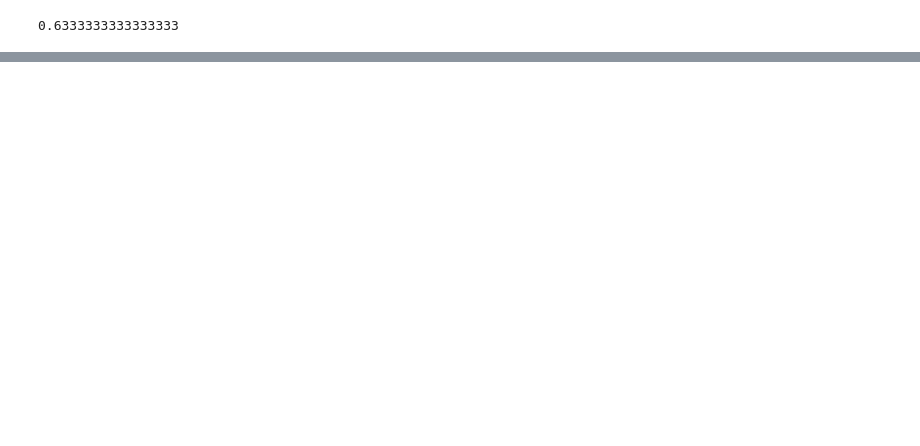
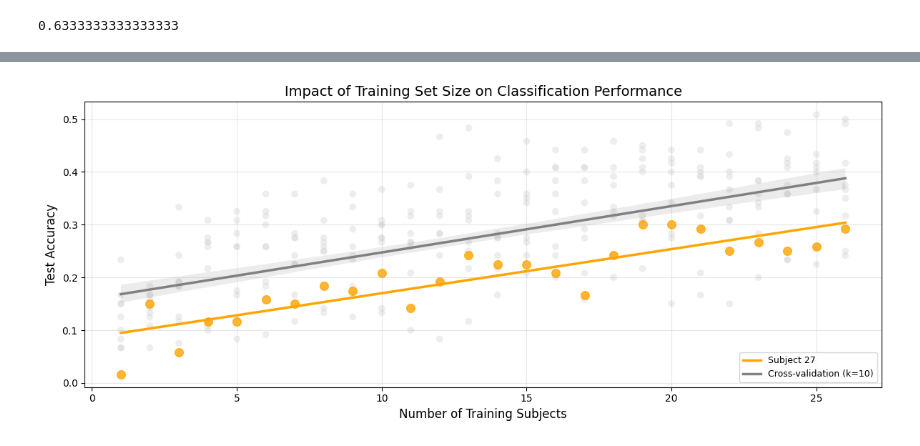
Before and after one commit to philipp-fvef/nx-421-group-w-project-2, a Jupyter notebook: philipp_2_251202.ipynb, the cells around one changed output, grey strips where cells are left out. Saved outputs shown, nothing was run; the diff lists cells and outputs as text; code cells hidden in the pictures; blank space fills up the shorter version.

```diff
--- a/philipp_2_251202.ipynb
+++ b/philipp_2_251202.ipynb
@@ -465,0 +579,89 @@ Training subjects: 10, Test accuracy (subject 27): 0.2083
+# %%
+# Load results_df from csv
+from matplotlib.lines import Line2D
+
+
+results_df = pd.read_csv("results/training_size_vs_accuracy.csv")
+
+subject_of_interest = 27
+
+plt.figure(figsize=(12, 5))
+
+# --- 1. Plot all OTHER subjects in grey (no regression lines) ---
+other_df = results_df[results_df['test_subject'] != subject_of_interest]
+
+sns.scatterplot(
+    data=other_df,
+    x='n_train',
+    y='accuracy',
+    hue='test_subject',
+    palette=['lightgrey'] * other_df['test_subject'].nunique(),
+    legend=False,
+    alpha=0.4,
+    s=50
+)
+
+# --- 2. Plot subject 27 in color with a regression line ---
+subject_df = results_df[results_df['test_subject'] == subject_of_interest]
+
+sns.regplot(
+    data=subject_df,
+    x='n_train',
+    y='accuracy',
+    scatter_kws={'s': 70, 'color': 'orange', 'alpha': 0.8},
+    line_kws={'color': 'orange', 'linewidth': 2.5, 'label': f'Subject {subject_of_interest} Trend'},
+    ci=None
+)
+
+# --- 3. Add an overall regression line for all subjects ---
+sns.regplot(
+    data=results_df,
+    x='n_train',
+    y='accuracy',
+    scatter=False,
+    color='gray',
+    line_kws={'linewidth': 2.5, 'linestyle': '-', 'label': 'Overall Trend'},
+    #ci=None
+)
+
+
+# --- 4. Build a manual legend (to include the overall regression line) ---
+legend_elements = [
+    Line2D([], [], color='orange', linewidth=2.5, label=f'Subject {subject_of_interest}'),
+    Line2D([], [], color='gray', linewidth=2.5, label='Cross-validation (k=10)')
+]
+
+plt.legend(
+    handles=legend_elements,
+    # bbox_to_anchor=(1.05, 1),
+    loc='lower right',
+    fontsize=9
+)
+
+plt.xlabel('Number of Training Subjects', fontsize=12)
+plt.ylabel('Test Accuracy', fontsize=12)
+plt.title(
+    'Impact of Training Set Size on Classification Performance',
+    fontsize=14
+)
+
+plt.grid(True, alpha=0.3)
+plt.tight_layout()
+plt.show()
+
+# Print summary statistics
+print("\n=== Summary Statistics ===")
+for test_sub in SUBJECT_IDS:
+    sub_data = results_df[results_df['test_subject'] == test_sub]
+    if sub_data.empty:
+        print(f"Subject {test_sub:2d}: no data available")
+        continue
+
+    max_acc = sub_data['accuracy'].max()
+    final_acc = sub_data.loc[sub_data['n_train'].idxmax(), 'accuracy']
+    print(f"Subject {test_sub:2d}: Max acc = {max_acc:.4f}, Final acc (26 train) = {final_acc:.4f}")
+
+print(f"\nOverall mean accuracy (all combinations): {results_df['accuracy'].mean():.4f}")
+print(f"Overall std accuracy: {results_df['accuracy'].std():.4f}")
+# %% [output]
+[figure, added]
```
Also changed, not shown: parts of 9 cells of this notebook, 8 other files.
